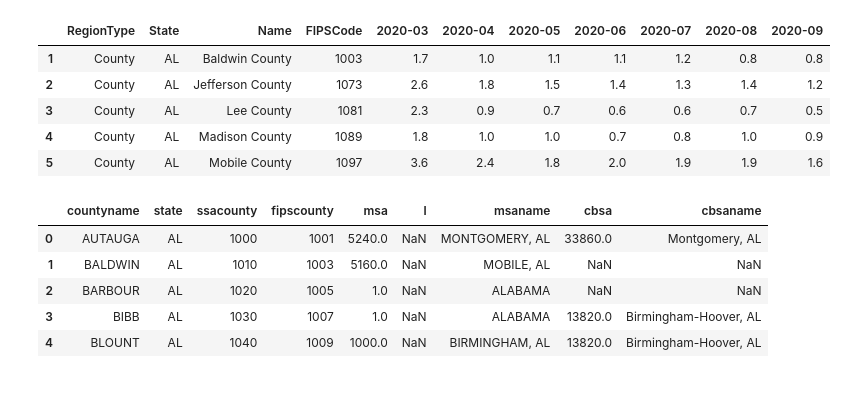
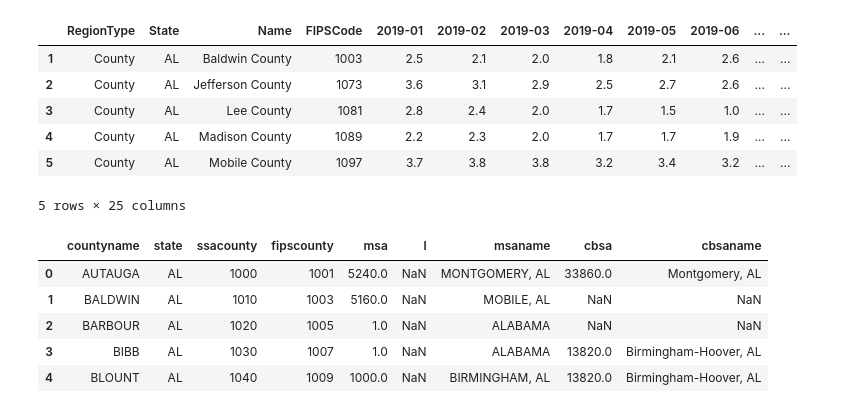
Before and after one commit to jamilao/housing-and-covid19, a Jupyter notebook: notebooks/MortgageDataProcessing.ipynb, the cells around one changed output. Cells and saved outputs as stored; diff of their text form; code cells hidden in the pictures.

```diff
--- a/notebooks/MortgageDataProcessing.ipynb
+++ b/notebooks/MortgageDataProcessing.ipynb
@@ -15,18 +15,19 @@ interim_mortgage_file = interim_data_dir / "CountyMortgagesPercent-30-89DaysLate
 interim_msa_file = interim_data_dir / "cbsatocountycrosswalk.csv"
 # %%
 mortgage_delinq_df = pd.read_csv(interim_mortgage_file)
-mortgage_delinq_df = pd.concat([mortgage_delinq_df.iloc[:,0:4],mortgage_delinq_df.iloc[:,-7:]],axis = 1)
+mortgage_delinq_df = pd.concat([mortgage_delinq_df.iloc[:,0:4],mortgage_delinq_df.iloc[:,-21:]],axis = 1)
 mortgage_delinq_df = mortgage_delinq_df[mortgage_delinq_df['State'].notna()]
 mortgage_delinq_df['FIPSCode'] = mortgage_delinq_df['FIPSCode'].str.replace("'",'')
 mortgage_delinq_df['FIPSCode'] = mortgage_delinq_df['FIPSCode'].astype(int)
 mortgage_delinq_df.head()
 # %% [output]
-|  | RegionType | State | Name | FIPSCode | 2020-03 | 2020-04 | 2020-05 | 2020-06 | 2020-07 | 2020-08 | 2020-09 |
-| 1 | County | AL | Baldwin County | 1003 | 1.7 | 1.0 | 1.1 | 1.1 | 1.2 | 0.8 | 0.8 |
-| 2 | County | AL | Jefferson County | 1073 | 2.6 | 1.8 | 1.5 | 1.4 | 1.3 | 1.4 | 1.2 |
-| 3 | County | AL | Lee County | 1081 | 2.3 | 0.9 | 0.7 | 0.6 | 0.6 | 0.7 | 0.5 |
-| 4 | County | AL | Madison County | 1089 | 1.8 | 1.0 | 1.0 | 0.7 | 0.8 | 1.0 | 0.9 |
-| 5 | County | AL | Mobile County | 1097 | 3.6 | 2.4 | 1.8 | 2.0 | 1.9 | 1.9 | 1.6 |
+|  | RegionType | State | Name | FIPSCode | 2019-01 | 2019-02 | 2019-03 | 2019-04 | 2019-05 | 2019-06 | ... | ... |
+| 1 | County | AL | Baldwin County | 1003 | 2.5 | 2.1 | 2.0 | 1.8 | 2.1 | 2.6 | ... | ... |
+| 2 | County | AL | Jefferson County | 1073 | 3.6 | 3.1 | 2.9 | 2.5 | 2.7 | 2.6 | ... | ... |
+| 3 | County | AL | Lee County | 1081 | 2.8 | 2.4 | 2.0 | 1.7 | 1.5 | 1.0 | ... | ... |
+| 4 | County | AL | Madison County | 1089 | 2.2 | 2.3 | 2.0 | 1.7 | 1.7 | 1.9 | ... | ... |
+| 5 | County | AL | Mobile County | 1097 | 3.7 | 3.8 | 3.8 | 3.2 | 3.4 | 3.2 | ... | ... |
+5 rows × 25 columns
 # %%
 msa_df = pd.read_csv(interim_msa_file)
 msa_df = msa_df.iloc[:,0:9]
```
Also changed, not shown: parts of 13 cells of this notebook.
